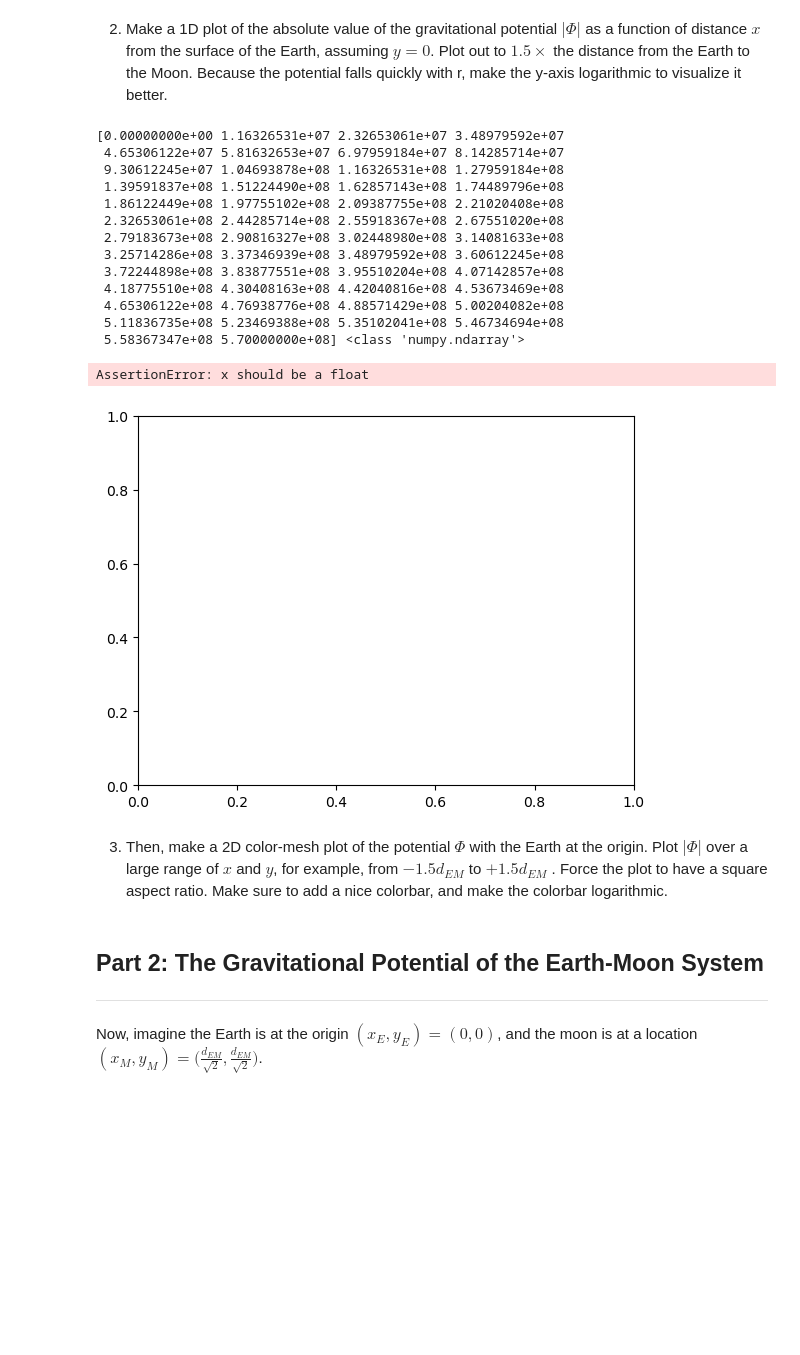
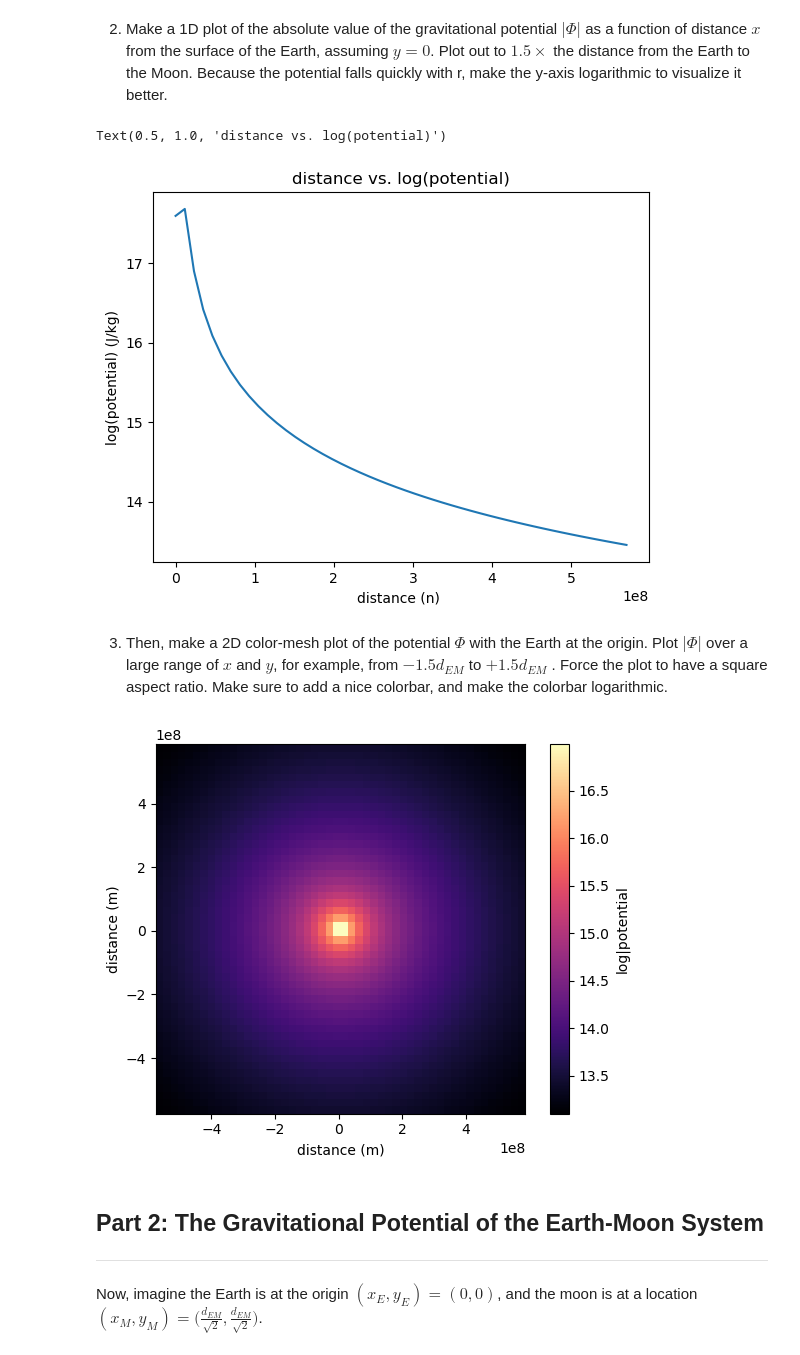
Before and after one commit to hgerrish/PHYS265-spring26, a Jupyter notebook: Lab1/lab1.ipynb, the cells around one changed output. Cells and saved outputs as stored; diff of their text form; code cells hidden in the pictures; blank space fills up the shorter version.

```diff
--- a/Lab1/lab1.ipynb
+++ b/Lab1/lab1.ipynb
@@ -44,12 +44,14 @@ A table of relevant physical constants is below. Good luck!
 # %%
 import numpy as np
 import matplotlib.pyplot as plt
+import matplotlib.cm as cm
+from scipy.integrate import quad
 G = 6.67*10**-11
 g = 9.81
 Me = 5.9*10**24
 Mm = 7.3*10**22
 Ma = 5500
-Re = 63.78*10**2
+Re = float(6378*10**3)
 Rm = 1737
 Dem = 3.8*10**8
 Ve = 2.4*10**3
@@ -76,25 +78,27 @@ E.g. type hints, type checks, pre and post conditions, doc strings, etc.
 def grav_potential(M, xm: float, ym: float, x: float, y: float) -> float:
     """
     args:
-        x (float) : x location of evaluation pt
-        y (float) : y location of evaluation pt
-        ym (float) : y location of mass
-        xm (float) : x location of mass
+
+
     returns:
         float : gravitational potential at distance r from mass M
     """
-    print(x, type(x))
-    assert isinstance(M,float) and M>0, "mass should be a positive float"
+
+
+    assert isinstance(M, float) and M>0, "mass should be a positive float"
     assert isinstance(xm, float),"xm should be a float"
     assert isinstance (ym,float), "ym should be a float"
     assert isinstance (y, float),"y should be a float"
     assert isinstance (x,float), "x should be a float"
 
-    r = np.sqrt((xm-x)**2 + (ym-y)**2)
-    p = -(G*M)/r
-    print(p)
+    r = np.hypot((xm-x),(ym-y))
+    assert r>0, 'r must be greater than 0'
+    if np.isclose(x,xm) and np.isclose(y,ym):
+        r = np.nan
+
+    else:
+        p = -(G*M)/r
     assert isinstance(p, float), "potential isn't a float"
-    assert p >0, "potential should be positive"
     return p
 # %% [markdown]
 2. Make a 1D plot of the absolute value of the gravitational potential $|\Phi|$ as a function of distance $x$ from the surface of the Earth, assuming $y = 0$.
@@ -102,28 +106,42 @@ Plot out to $1.5\times$ the distance from the Earth to the Moon. Because the pot
 # %%
 fig, ax = plt.subplots()
 xx = np.linspace(0, 1.5*Dem, 50)
-Pm = grav_potential(Me, Re, Re, xx, y)
-ax.plot(x, Pm)
+Pm = np.zeros(len(xx))
+for i in range(len(xx)):
+        Pm[i] = grav_potential(Me, Re, Re, float(xx[i]), 0.0)
+ax.plot(xx, np.log(np.abs(Pm)))
+
+plt.tight_layout
+ax.set_xlabel('distance (n) ')
+ax.set_ylabel('log(potential) (J/kg)')
+ax.set_title('distance vs. log(potential)')
 # %% [output]
-[0.00000000e+00 1.16326531e+07 2.32653061e+07 3.48979592e+07
- 4.65306122e+07 5.81632653e+07 6.97959184e+07 8.14285714e+07
- 9.30612245e+07 1.04693878e+08 1.16326531e+08 1.27959184e+08
- 1.39591837e+08 1.51224490e+08 1.62857143e+08 1.74489796e+08
- 1.86122449e+08 1.97755102e+08 2.09387755e+08 2.21020408e+08
- 2.32653061e+08 2.44285714e+08 2.55918367e+08 2.67551020e+08
- 2.79183673e+08 2.90816327e+08 3.02448980e+08 3.14081633e+08
- 3.25714286e+08 3.37346939e+08 3.48979592e+08 3.60612245e+08
- 3.72244898e+08 3.83877551e+08 3.95510204e+08 4.07142857e+08
- 4.18775510e+08 4.30408163e+08 4.42040816e+08 4.53673469e+08
- 4.65306122e+08 4.76938776e+08 4.88571429e+08 5.00204082e+08
- 5.11836735e+08 5.23469388e+08 5.35102041e+08 5.46734694e+08
- 5.58367347e+08 5.70000000e+08] <class 'numpy.ndarray'>
+Text(0.5, 1.0, 'distance vs. log(potential)')
-AssertionError: x should be a float
-[figure, old version]
+[figure, new version]
 # %% [markdown]
 3. Then, make a 2D color-mesh plot of the potential $\Phi$ with the Earth at the origin. Plot $|\Phi|$
 over a large range of $x$ and $y$, for example, from $-1.5d_{EM}$ to $+1.5d_{EM}$ . Force the plot to have
 a square aspect ratio. Make sure to add a nice colorbar, and make the colorbar logarithmic.
+# %%
+yy = np.linspace(Re - 1.5*Dem, Re+ 1.5*Dem, 50)
+xx = np.linspace(Re - 1.5*Dem, Re+ 1.5*Dem, 50)
+
+x_grid, y_grid = np.meshgrid(xx, yy)
+Pm_grid = np.zeros((len(yy), len(xx)))
+for i in range(len(yy)):
+    for j in range(len(xx)):
+        Pm_grid[i,j] = grav_potential(Me, Re, Re, float(xx[j]), float(yy[i]))
+
+fig, ax = plt.subplots()
+mesh = ax.pcolormesh(x_grid, y_grid, np.log(np.abs(Pm_grid)), cmap = 'magma')
+cbar = fig.colorbar(mesh)
+cbar.set_label('log|potential')
+ax.set_xlabel('distance (m)')
+ax.set_ylabel('distance (m)')
+ax.set_aspect('equal')
+plt.show()
+# %% [output]
+[figure, added]
 # %% [markdown]
 ## Part 2: The Gravitational Potential of the Earth-Moon System
 -----
```
Also changed, not shown: parts of 11 cells of this notebook, 1 other file.
